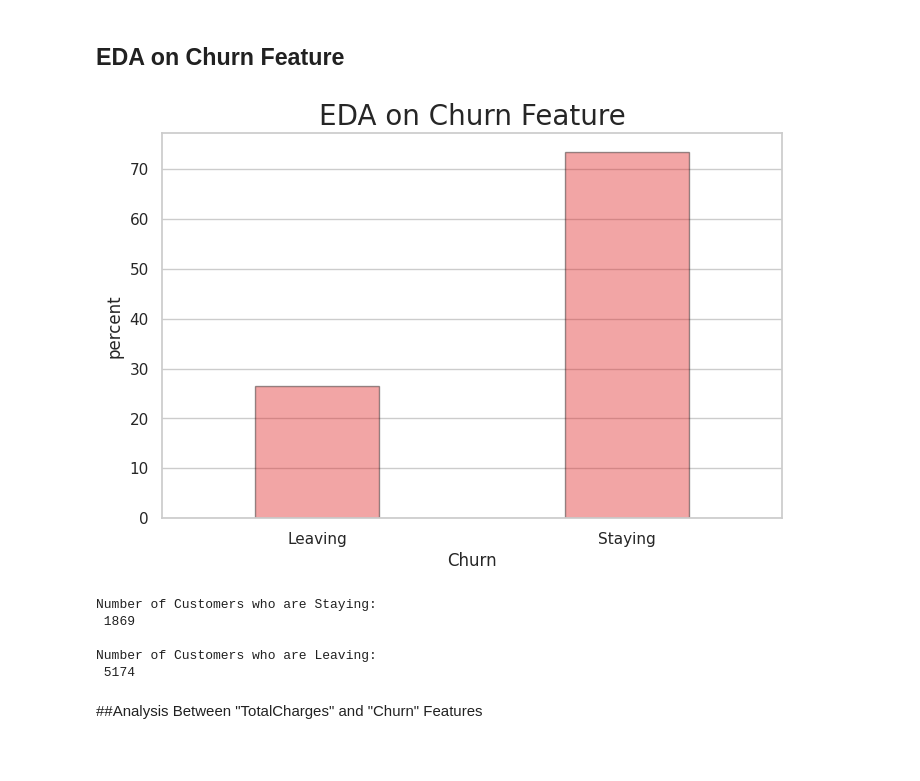
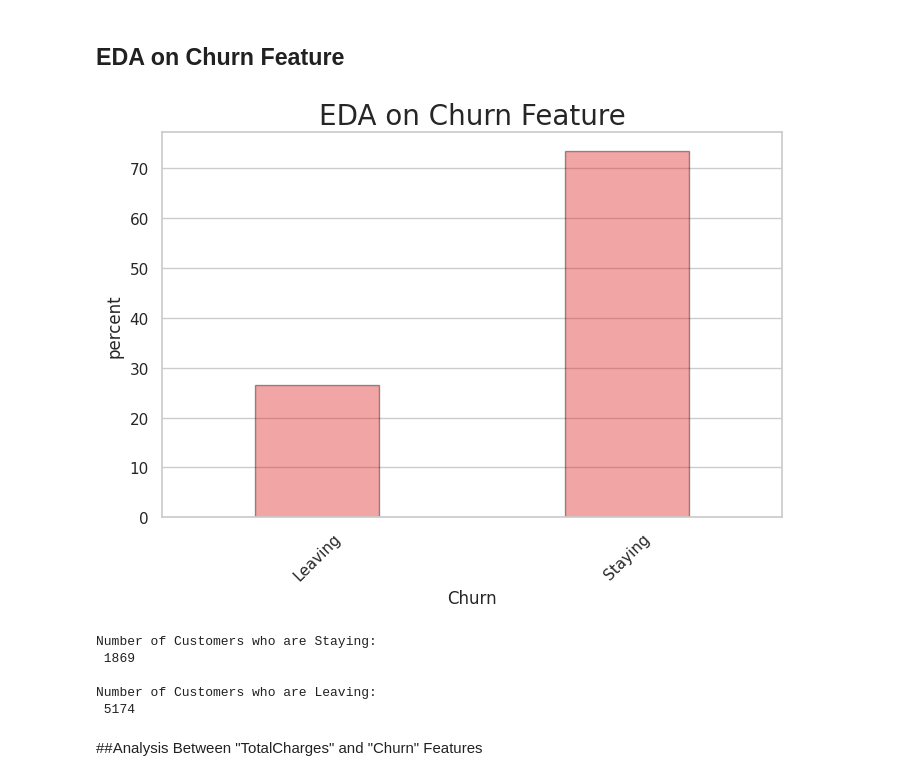
Before and after one commit to ArthJain123/Customer-Churn-Prediction-ML, a Jupyter notebook: Customer_Churn_Prediction.ipynb, the cells around one changed output. Drawn from its saved outputs; the diff is of its cells as text; code cells hidden in the pictures; blank space fills up the shorter version.

```diff
--- a/Customer_Churn_Prediction.ipynb
+++ b/Customer_Churn_Prediction.ipynb
@@ -95,26 +95,26 @@ Checking for duplicate value in whole Dataset:
 # %%
 # ================================== EDA(Exloratory Data Analysis) on Churn Feature ==============================
 
 sns.set(style = "whitegrid")
 
 plt.figure(figsize = (8,5))
 
 plt.title("EDA on Churn Feature",fontsize = 20)
 
 sns.countplot(x = "Churn",data = data,color = "red",width = 0.4,edgecolor = "black",alpha = 0.4,stat = "percent",order = ["Yes","No"])
 
-plt.xticks(["Yes","No"],["Leaving","Staying"])
+plt.xticks(["Yes","No"],["Leaving","Staying"],rotation = 45)
 plt.show()
 
 
 print("\nNumber of Customers who are Staying: \n",data["Churn"].value_counts().iloc[1])
 print("\nNumber of Customers who are Leaving: \n",data["Churn"].value_counts().iloc[0])
 
 
 # I hypothesis that "Churn" Feature is getting affected by -> TotalCharges,tenure,Contract,Dependents,
                                                             # TechSupport,OnlineSecurity
 # %% [output]
-[figure, old version]
+[figure, new version]
 Number of Customers who are Staying:
  1869
 
```
